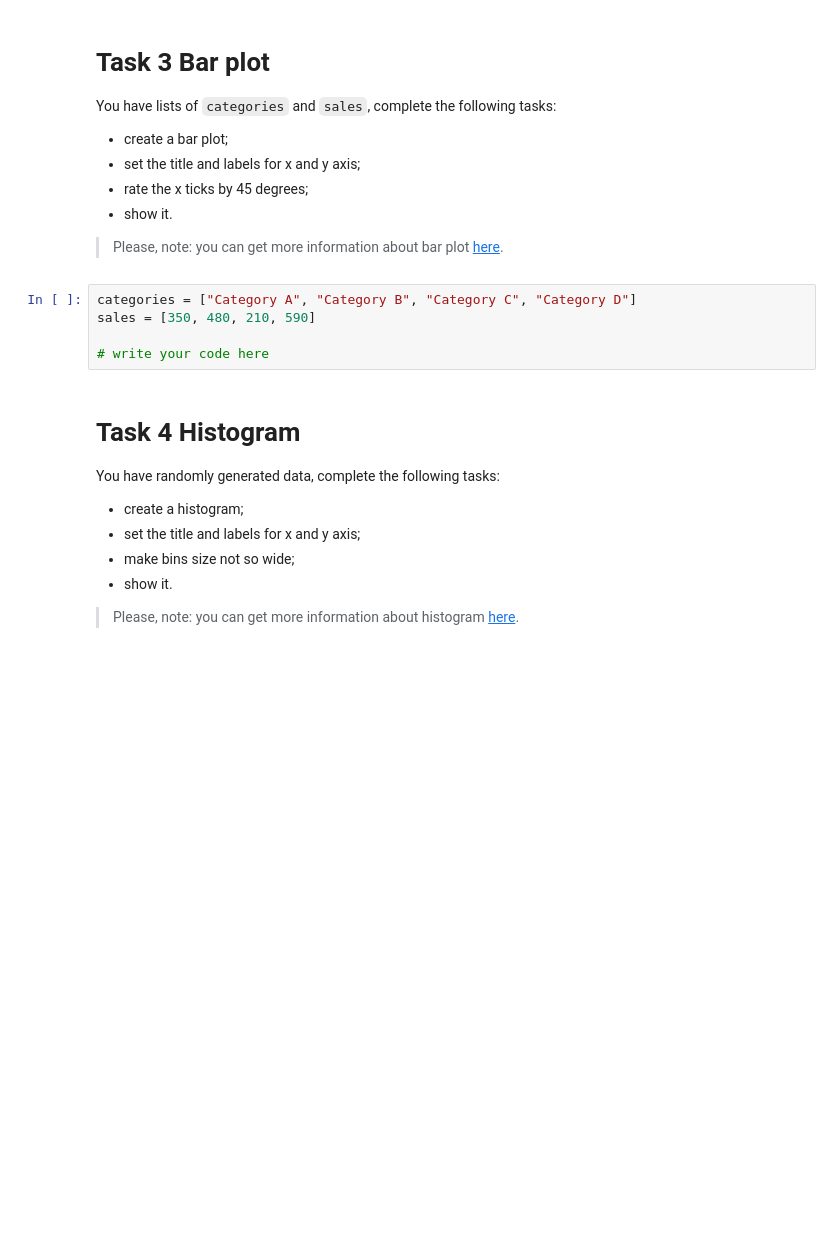
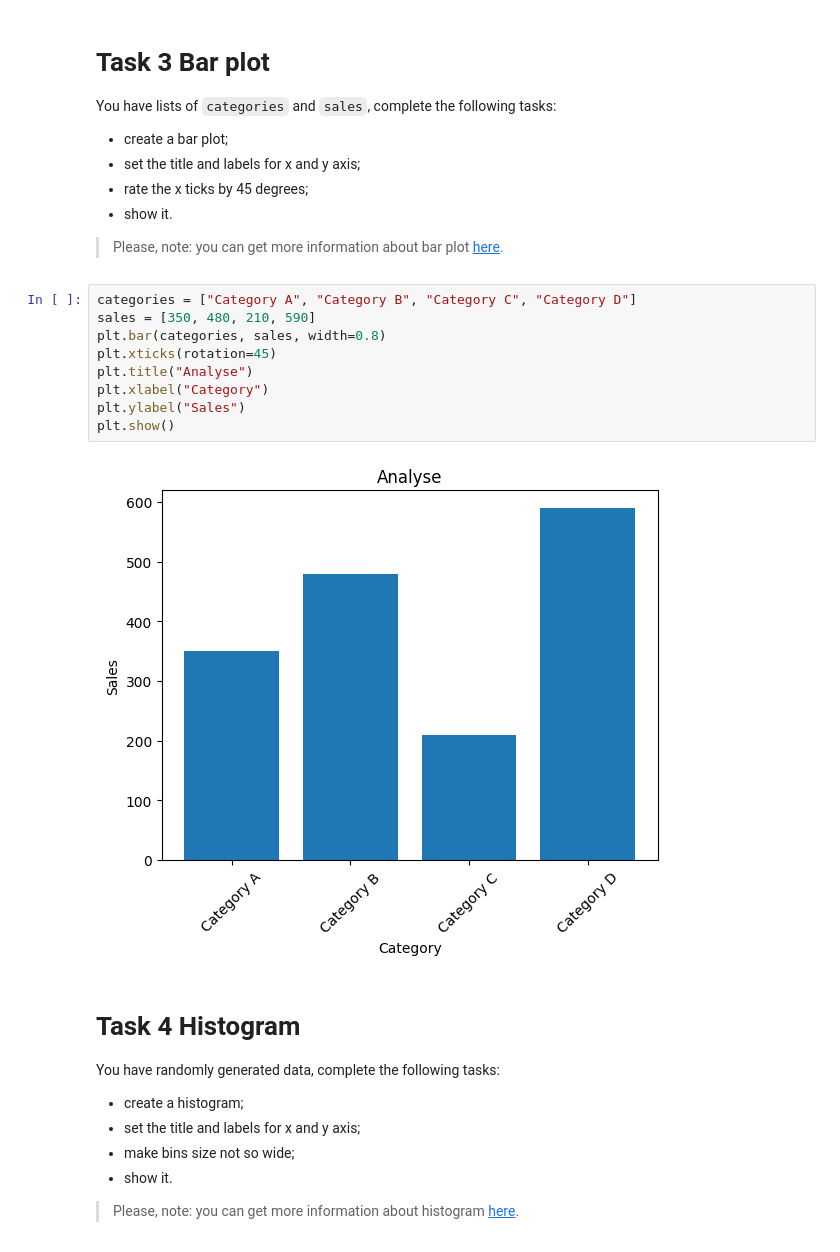
Before and after one commit to mnezbrytska/py-matplotlib, a Jupyter notebook: app/matplotlib.ipynb, the cells around one changed output. Drawn from its saved outputs; the diff is of its cells as text; blank space fills up the shorter version.

```diff
--- a/app/matplotlib.ipynb
+++ b/app/matplotlib.ipynb
@@ -55,8 +73,14 @@ You have lists of `categories` and `sales`, complete the following tasks:
 # %%
 categories = ["Category A", "Category B", "Category C", "Category D"]
 sales = [350, 480, 210, 590]
-
-# write your code here
+plt.bar(categories, sales, width=0.8)
+plt.xticks(rotation=45)
+plt.title("Analyse")
+plt.xlabel("Category")
+plt.ylabel("Sales")
+plt.show()
+# %% [output]
+[figure, added]
 # %% [markdown]
 # Task 4 Histogram
 
```
Also changed, not shown: parts of 9 cells of this notebook.
